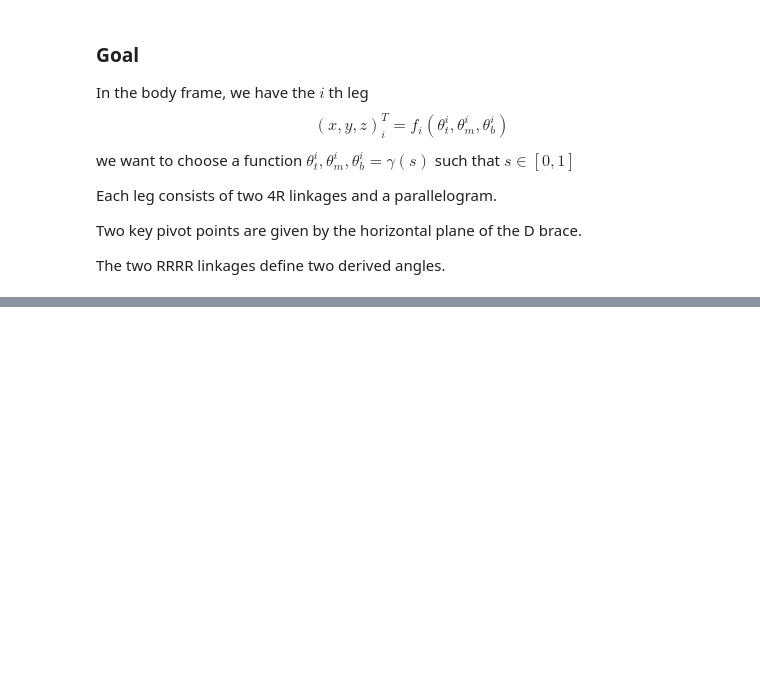
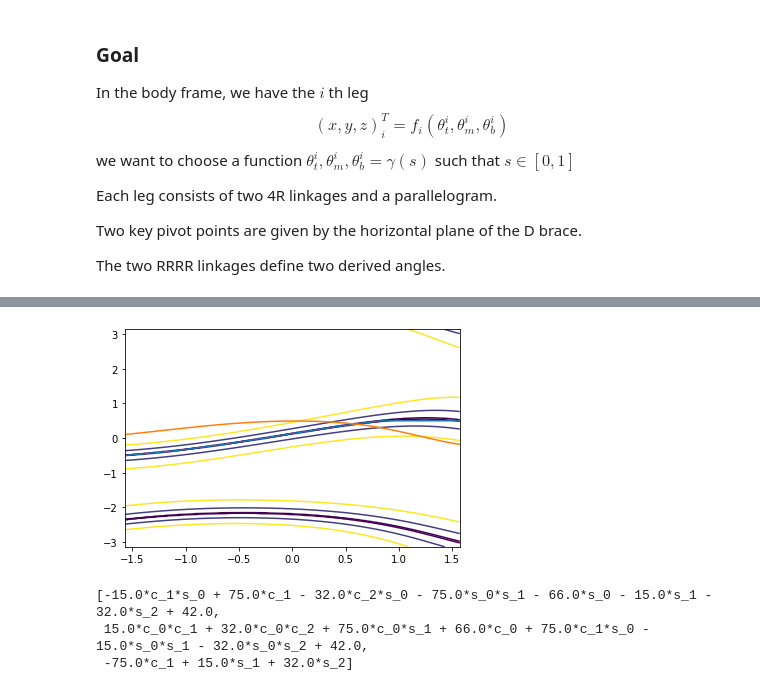
Before and after one commit to peter-cudmore/Darkpaw, a Jupyter notebook: scripts/Darkpaw Model.ipynb, the cells around one changed output, grey strips where cells are left out. Saved outputs shown, nothing was run; the diff lists cells and outputs as text; code cells hidden in the pictures; blank space fills up the shorter version.

```diff
--- a/scripts/Darkpaw Model.ipynb
+++ b/scripts/Darkpaw Model.ipynb
@@ -54,0 +214,17 @@ x, p, c = mdl.get_leg_position()
+# %%
+f_3 = sp.lambdify((z[2], z[5]), abs(e[5])**2, 'numpy')
+df_3 = sp.lambdify((z[2], z[5]), DF[2], 'numpy')
+plt.figure(2)
+plt.contour(t2,t1, f_3(np.exp(1j*t1),np.exp(1j*t2)), [0, 0.001,  0.1,  0.535])
+
+for i in range(401):
+    f = lambda x:  f_3(np.exp(1j*x), np.exp(1j*pwm[i]))
+    res = spo.minimize_scalar(f, bounds=(-1, 0.5), method='bounded')
+    leg_angles[i,2] = res.x
+    leg_grad[i,2] = np.real(df_3(np.exp(1j*res.x), np.exp(1j*pwm[i])))
+
+plt.plot(pwm, leg_angles[:, 2])
+plt.plot(pwm, leg_grad[:, 2])
+plt.show()
+# %% [output]
+[figure, added]
@@ -54,0 +279,24 @@ x, p, c = mdl.get_leg_position()
+# %%
+atoms, pos, _ = mdl.get_leg_position()
+angles = atoms[0:3]
+from sympy.utilities.codegen import codegen
+eqs = []
+subs = []
+for i, th in enumerate(atoms[0:3]):
+    s_i, c_i = sp.symbols(f"s_{i}, c_{i}")
+    sin_i = sp.sin(th)
+    cos_i = sp.cos(th)
+    subs.append((sin_i, s_i))
+    subs.append((cos_i, c_i))
+    eqs.append(sp.Eq(s_i, sin_i))
+    eqs.append(sp.Eq(c_i, cos_i))
+
+P = [ p.subs(subs) for p in pos]
+
+J = [[pos[i].diff(x_j).subs(subs) for x_j in angles] for i in range(3)]
+
+P
+# %% [output]
+[-15.0*c_1*s_0 + 75.0*c_1 - 32.0*c_2*s_0 - 75.0*s_0*s_1 - 66.0*s_0 - 15.0*s_1 - 32.0*s_2 + 42.0,
+ 15.0*c_0*c_1 + 32.0*c_0*c_2 + 75.0*c_0*s_1 + 66.0*c_0 + 75.0*c_1*s_0 - 15.0*s_0*s_1 - 32.0*s_0*s_2 + 42.0,
+ -75.0*c_1 + 15.0*s_1 + 32.0*s_2]
```
Also changed, not shown: parts of 36 cells of this notebook, 11 other files.
